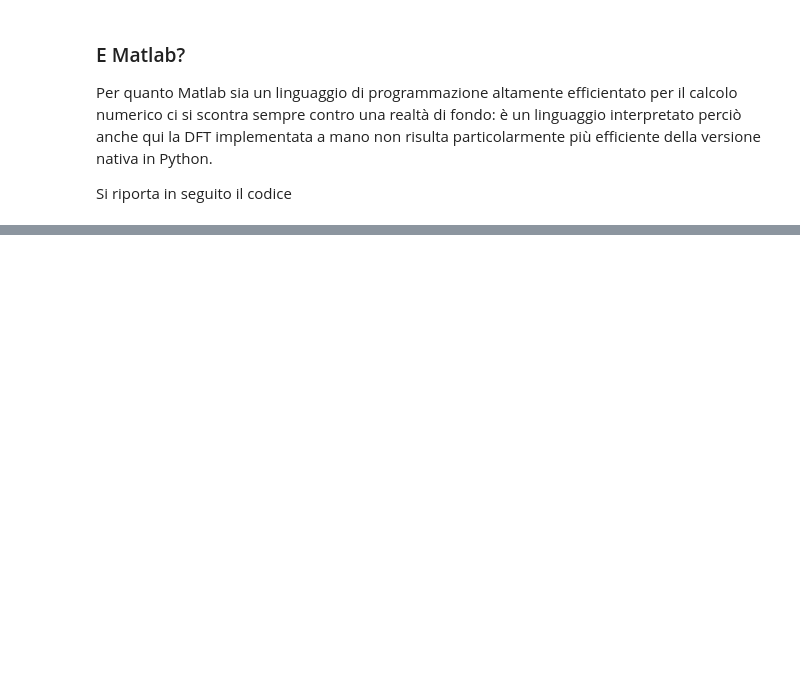
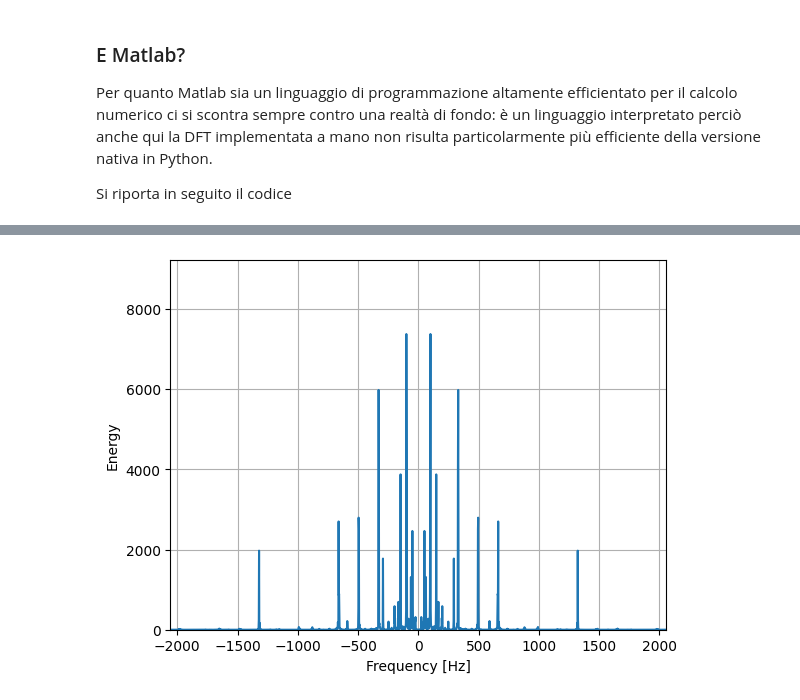
Before and after one commit to AlexF1789/homeworkTes, a Jupyter notebook: notebook/notebook.ipynb, the cells around one changed output, grey strips where cells are left out. Cells and saved outputs as stored; diff of their text form; code cells hidden in the pictures; blank space fills up the shorter version.

```diff
--- a/notebook/notebook.ipynb
+++ b/notebook/notebook.ipynb
@@ -135,0 +157,12 @@ end
+# %%
+#Implementiamo il calcolo dello spettro di energia
+spettro = np.square(fft_py)
+
+plt.plot(x_axis, tes.shift(spettro))
+plt.grid(True)
+plt.axis([-max_freq_banda*1.25, max_freq_banda*1.25, 0, 1.25 * np.max(spettro)])
+plt.xlabel("Frequency [Hz]")
+plt.ylabel("Energy")
+plt.show()
+# %% [output]
+[figure, added]
```
Also changed, not shown: parts of 8 cells of this notebook.
